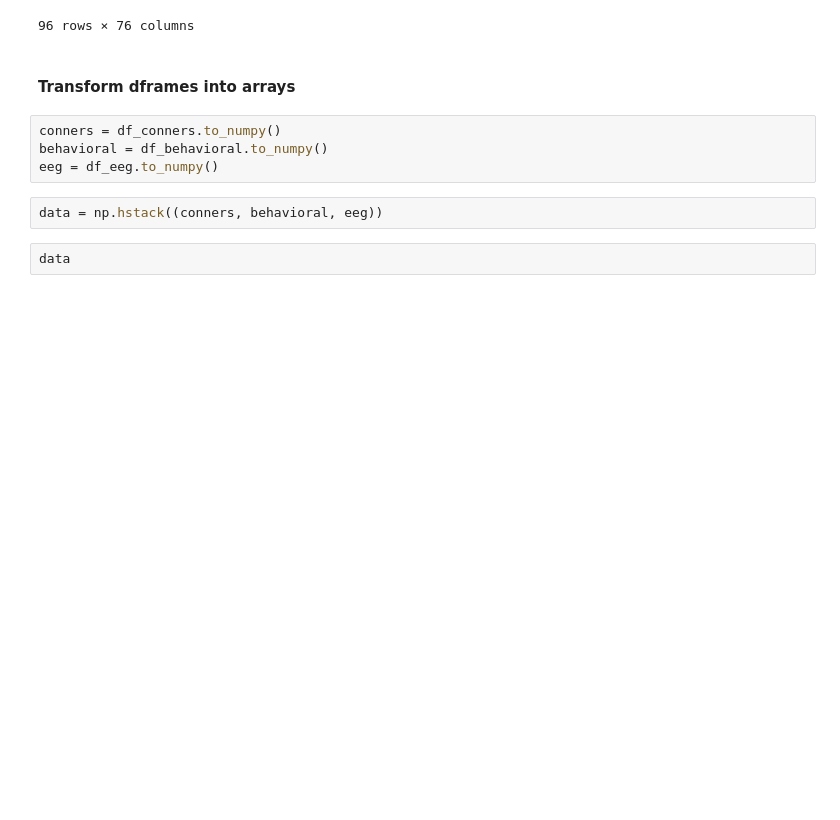
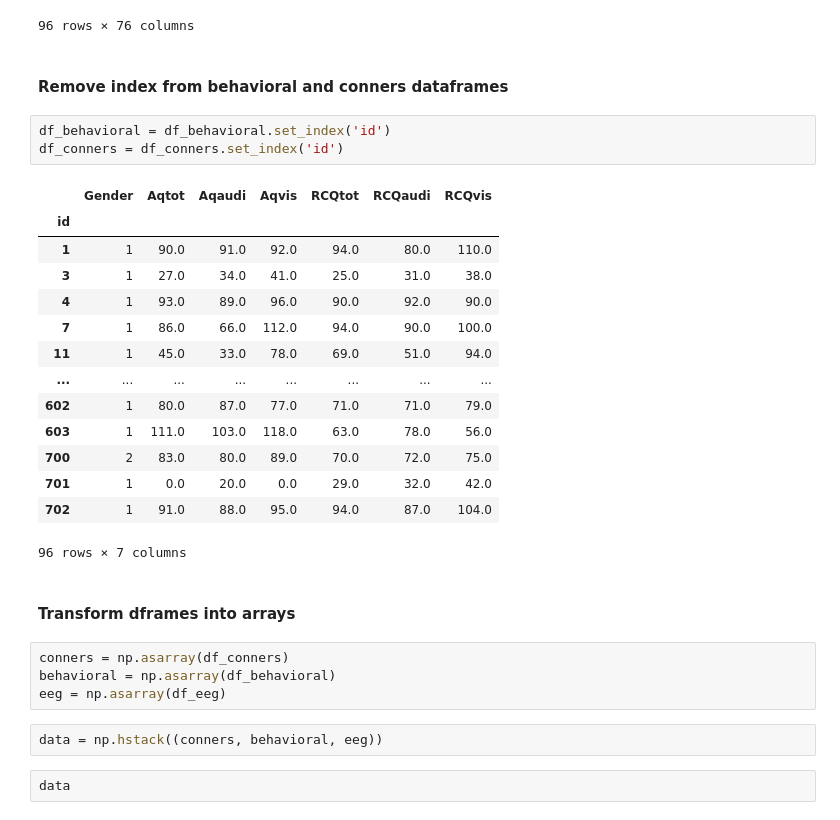
Before and after one commit to brainhack-school2020/ADHDsubtypes_project, a Jupyter notebook: SNF.ipynb, the cells around one changed output. Drawn from its saved outputs; the diff is of its cells as text; blank space fills up the shorter version.

Commit message:
index adjustment

```diff
--- a/SNF.ipynb
+++ b/SNF.ipynb
@@ -75,12 +75,32 @@ df_eeg
 | 701 | 39.877166 | 30.384745 | 52.763258 | 21.190131 | 18.596111 | 8.759045 | 6.942066 | 10.211754 | 9.345035 | 21.707101 | ... |
 | 702 | 22.374774 | 23.104064 | 21.272516 | 12.452102 | 12.796960 | 6.177988 | 4.763179 | 8.254647 | 7.759219 | 14.135132 | ... |
 96 rows × 76 columns
+# %% [markdown]
+#### Remove index from behavioral and conners dataframes
+# %%
+df_behavioral = df_behavioral.set_index('id')
+df_conners = df_conners.set_index('id')
+# %% [output]
+|  | Gender | Aqtot | Aqaudi | Aqvis | RCQtot | RCQaudi | RCQvis |
+| id |  |  |  |  |  |  |  |
+| 1 | 1 | 90.0 | 91.0 | 92.0 | 94.0 | 80.0 | 110.0 |
+| 3 | 1 | 27.0 | 34.0 | 41.0 | 25.0 | 31.0 | 38.0 |
+| 4 | 1 | 93.0 | 89.0 | 96.0 | 90.0 | 92.0 | 90.0 |
+| 7 | 1 | 86.0 | 66.0 | 112.0 | 94.0 | 90.0 | 100.0 |
+| 11 | 1 | 45.0 | 33.0 | 78.0 | 69.0 | 51.0 | 94.0 |
+| ... | ... | ... | ... | ... | ... | ... | ... |
+| 602 | 1 | 80.0 | 87.0 | 77.0 | 71.0 | 71.0 | 79.0 |
+| 603 | 1 | 111.0 | 103.0 | 118.0 | 63.0 | 78.0 | 56.0 |
+| 700 | 2 | 83.0 | 80.0 | 89.0 | 70.0 | 72.0 | 75.0 |
+| 701 | 1 | 0.0 | 20.0 | 0.0 | 29.0 | 32.0 | 42.0 |
+| 702 | 1 | 91.0 | 88.0 | 95.0 | 94.0 | 87.0 | 104.0 |
+96 rows × 7 columns
 # %% [markdown]
 #### Transform dframes into arrays
 # %%
-conners = df_conners.to_numpy()
-behavioral = df_behavioral.to_numpy()
-eeg = df_eeg.to_numpy()
+conners = np.asarray(df_conners)
+behavioral = np.asarray(df_behavioral)
+eeg = np.asarray(df_eeg)
 # %%
 data = np.hstack((conners, behavioral, eeg))
 # %%
```
Also changed, not shown: parts of 4 cells of this notebook.
